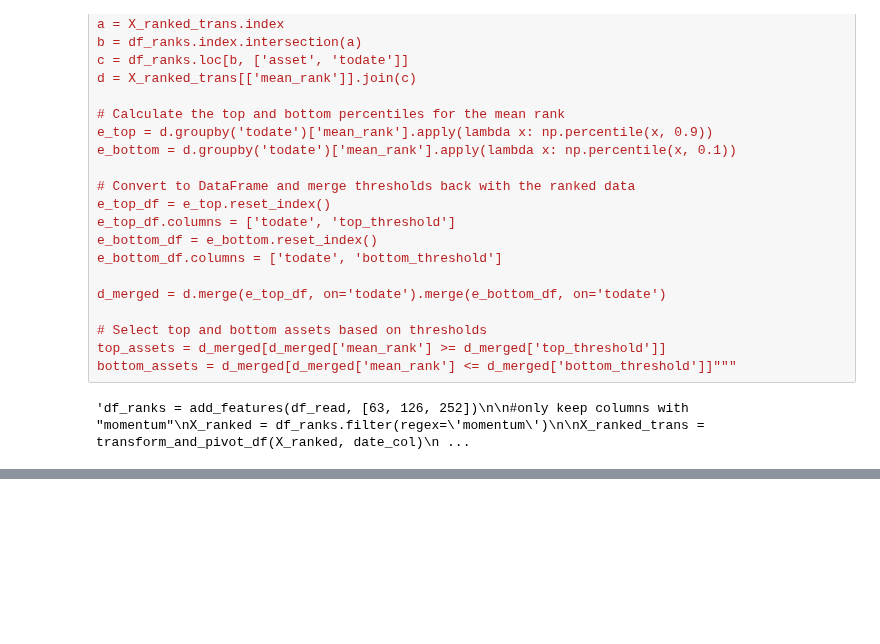
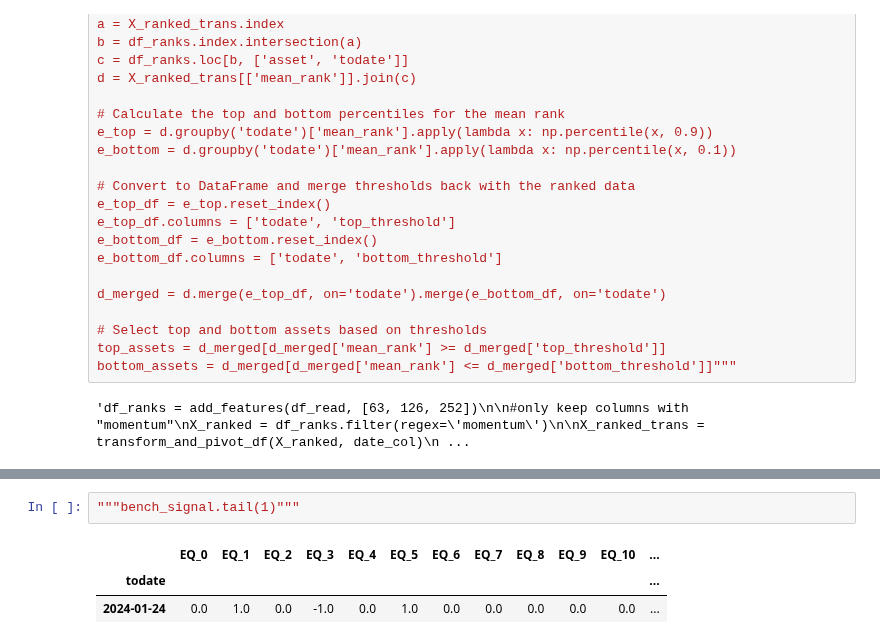
Before and after one commit to OscarAzrak/Master-thesis, a Jupyter notebook: Files/Codes.ipynb, the cells around one changed output, grey strips where cells are left out. Drawn from its saved outputs; the diff is of its cells as text; blank space fills up the shorter version.

```diff
--- a/Files/Codes.ipynb
+++ b/Files/Codes.ipynb
@@ -356,0 +348,6 @@ X_ranked_trans.tail(15)
+# %%
+"""bench_signal.tail(1)"""
+# %% [output]
+|  | EQ_0 | EQ_1 | EQ_2 | EQ_3 | EQ_4 | EQ_5 | EQ_6 | EQ_7 | EQ_8 | EQ_9 | EQ_10 | ... |
+| todate |  |  |  |  |  |  |  |  |  |  |  | ... |
+| 2024-01-24 | 0.0 | 1.0 | 0.0 | -1.0 | 0.0 | 1.0 | 0.0 | 0.0 | 0.0 | 0.0 | 0.0 | ... |
```
Also changed, not shown: parts of 19 cells of this notebook, 1 other file.
